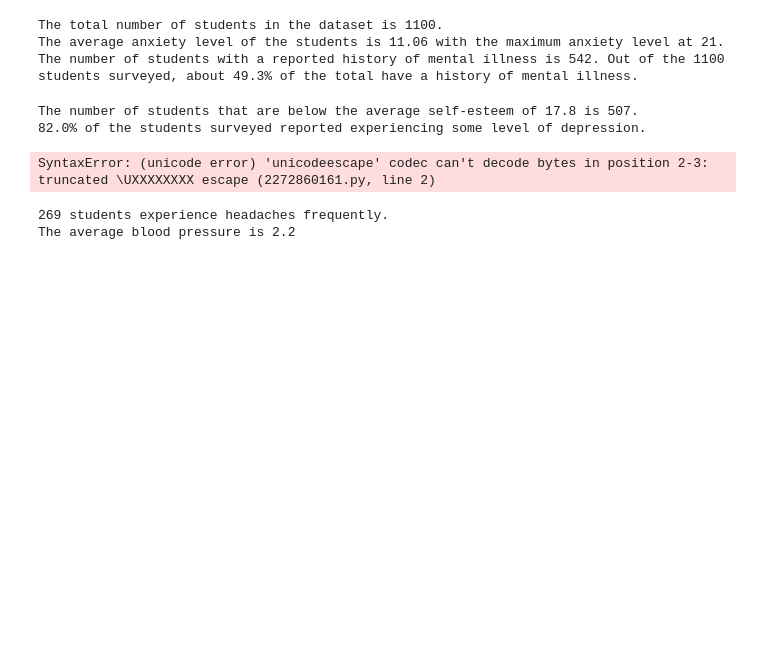
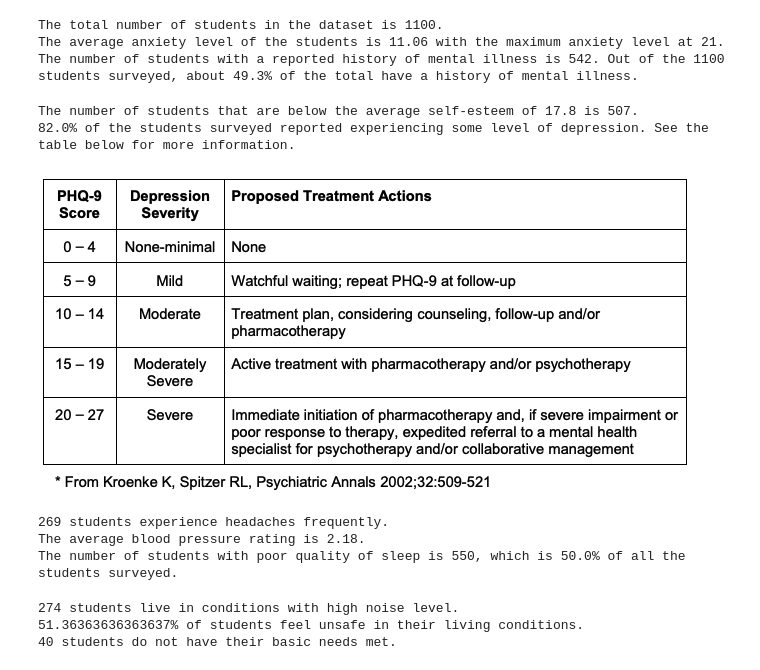
Before and after one commit to kenandutan/Codecademy-ML-AI-Engineer-Foundations-Final-Portfolio, a Jupyter notebook: Analysis of Stress Level Dataset.ipynb, the cells around one changed output. Drawn from its saved outputs; the diff is of its cells as text; code cells hidden in the pictures; blank space fills up the shorter version.

```diff
--- a/Analysis of Stress Level Dataset.ipynb
+++ b/Analysis of Stress Level Dataset.ipynb
@@ -52,15 +52,15 @@ print(f'The number of students that are below the average self-esteem of {self_e
 
 num_depression_above_zero = len(stress_data[stress_data['depression']>4])
 percent_depression = (num_depression_above_zero/total_students)*100
-print(f'{percent_depression}% of the students surveyed reported experiencing some level of depression.')
+print(f'{percent_depression}% of the students surveyed reported experiencing some level of depression. See the table below for more information.')
 # %% [output]
 The number of students that are below the average self-esteem of 17.8 is 507.
-82.0% of the students surveyed reported experiencing some level of depression.
+82.0% of the students surveyed reported experiencing some level of depression. See the table below for more information.
-# %%
-from IPython import display
-display.Image("C:\Users\kenan\OneDrive\Documents\GitHub\Codecademy-ML-AI-Engineer-Foundations-Final-Portfolio\phq-9.png")
-# %% [output]
-SyntaxError: (unicode error) 'unicodeescape' codec can't decode bytes in position 2-3: truncated \UXXXXXXXX escape (2272860161.py, line 2)
+# %%
+from IPython import display
+display.Image("phq-9.png")
+# %% [output]
+[figure, added]
 # %%
 #On a scale from 0 to 5, with anything over 3 as "frequent headaches"
 num_headache_frequent = len(stress_data[stress_data['headache']>3])
@@ -68,9 +68,32 @@ num_headache_frequent = len(stress_data[stress_data['headache']>3])
 print(f'{num_headache_frequent} students experience headaches frequently.')
 
 #On a scale from 1 to 3
-blood_pressure_mean = stress_data.blood_pressure.mean().round(1)
+blood_pressure_mean = stress_data.blood_pressure.mean().round(2)
 
-print(f'The average blood pressure ratin is {blood_pressure_mean}')
+print(f'The average blood pressure rating is {blood_pressure_mean}.')
+
+#Less than 3 is poor sleep quality
+num_poor_sleep_quality = len(stress_data[stress_data.sleep_quality<3])
+percent_poor_sleep_quality = (num_poor_sleep_quality/total_students)*100
+print(f'The number of students with poor quality of sleep is {num_poor_sleep_quality}, which is {percent_poor_sleep_quality}% of all the students surveyed.')
 # %% [output]
 269 students experience headaches frequently.
-The average blood pressure is 2.2
+The average blood pressure rating is 2.18.
+The number of students with poor quality of sleep is 550, which is 50.0% of all the students surveyed.
+# %%
+#More than 3 is high noise level
+num_high_noise_level = len(stress_data[stress_data.noise_level>3])
+print(f'{num_high_noise_level} students live in conditions with high noise level.')
+
+#Percentage of students that feel unsafe in their living conditions, if unsafe is less than 3
+num_unsafe = len(stress_data[stress_data.safety<3])
+percent_unsafe = (num_unsafe/total_students)*100
+print(f'{percent_unsafe}% of students feel unsafe in their living conditions.')
+
+#Needs are not being met when it equals zero
+num_no_basic_needs = len(stress_data[stress_data.basic_needs == 0])
+print(f'{num_no_basic_needs} students do not have their basic needs met.')
+# %% [output]
+274 students live in conditions with high noise level.
+51.36363636363637% of students feel unsafe in their living conditions.
+40 students do not have their basic needs met.
```
